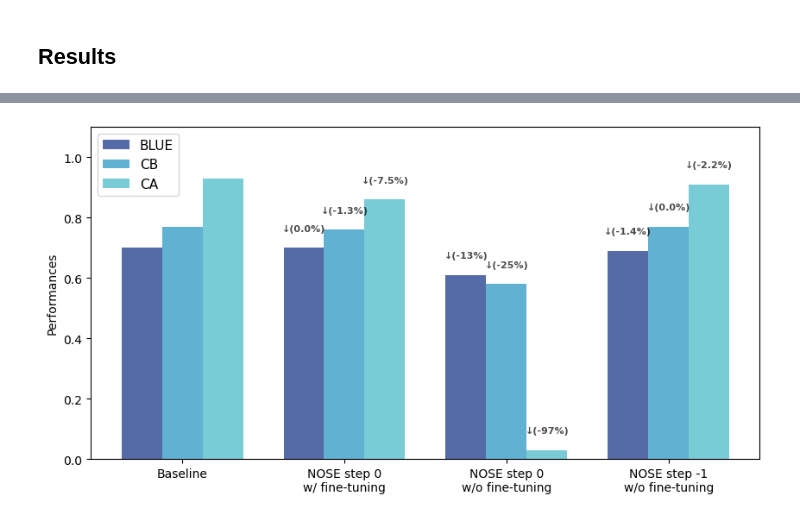
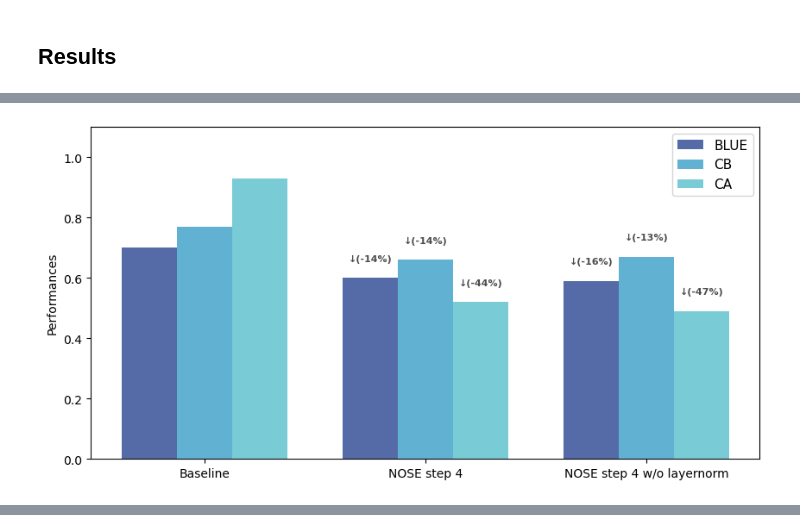
Before and after one commit to Matteo-Candi/Master-Thesis, a Jupyter notebook: extra/plots_and_results.ipynb, the cells around one changed output, grey strips where cells are left out. Saved outputs shown, nothing was run; the diff lists cells and outputs as text; code cells hidden in the pictures.

Commit message:
plots update

```diff
--- a/extra/plots_and_results.ipynb
+++ b/extra/plots_and_results.ipynb
@@ -367,3 +417,7 @@ df = reverse_plot()
+# %%
+layer_plot_step_4()
+# %% [output]
+[figure, added]
 # %%
 table_a = results_df(False)
 table_a
@@ -387,7 +441,3 @@ table_b
 | nose_step_zero_shot_reverse_1 | 6629 (-2.02%) | 6.61 (-1.93%) | 12.31 (-1.99%) | 0.7 (+0.00%) | 0.77 (+0.00%) | 0.84 (-9.68%) |
 | nose_step_zero_shot_reverse_4 | 6423 (-5.07%) | 6.4 (-5.04%) | 11.93 (-5.02%) | 0.63 (-10.00%) | 0.69 (-10.39%) | 0.38 (-59.14%) |
 | nose_step_zero_shot_reverse_9 | 6079 (-10.15%) | 6.07 (-9.94%) | 11.31 (-9.95%) | 0.0 (-100.00%) | 0.12 (-84.42%) | 0.0 (-100.00%) |
-# %%
-single_layer_performances_comparison()
-# %% [output]
-[figure, removed]
```
Also changed, not shown: parts of 3 cells of this notebook, 3 other files.
